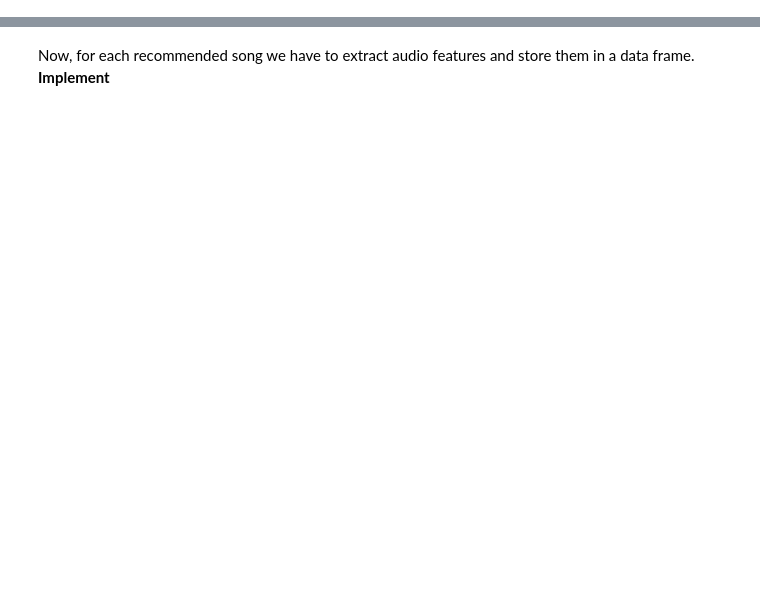
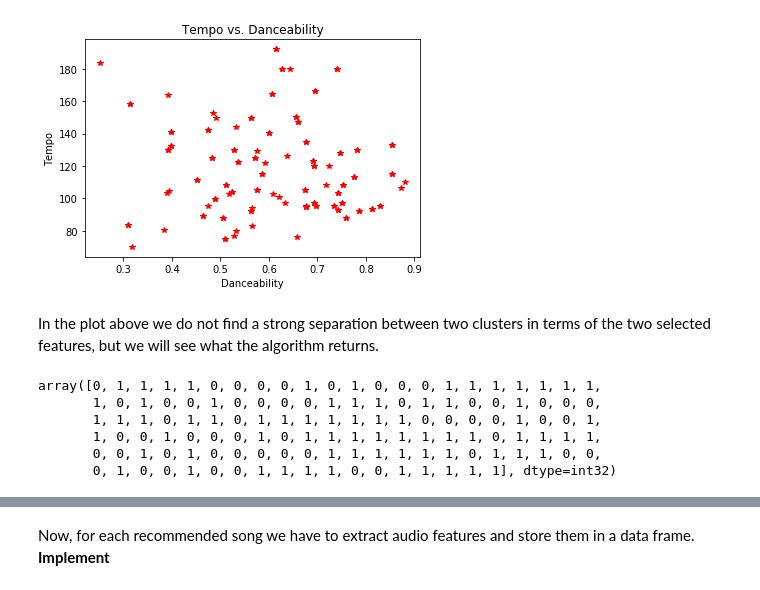
Before and after one commit to Veleslavia/GirlsInDataScienceMIR, a Jupyter notebook: 2_GirlsInDataScience_MIRSpotify_AudioFeaturesClassificationRecommendations.ipynb, the cells around one changed output, grey strips where cells are left out. Saved outputs shown, nothing was run; the diff lists cells and outputs as text; code cells hidden in the pictures; blank space fills up the shorter version.

Commit message:
clustering added

```diff
--- a/2_GirlsInDataScience_MIRSpotify_AudioFeaturesClassificationRecommendations.ipynb
+++ b/2_GirlsInDataScience_MIRSpotify_AudioFeaturesClassificationRecommendations.ipynb
@@ -13,10 +11,10 @@
 
 ##### acknoledgements go to https://github.com/smyrbdr/make-your-own-Spotify-playlist-of-playlist-recommendations/blob/master/Make_Your_Own_Playlist_of_Recs-with_PCA%2Btf-idf%2BDT_on_Blues.ipynb
 # %%
-SPOTIPY_CLIENT_ID = None
-SPOTIPY_CLIENT_SECRET = None
+SPOTIPY_CLIENT_ID = "1f4ab19601f042c58b85124ff4b853e2"
+SPOTIPY_CLIENT_SECRET = "5ed26d48dcd74f0c9bd9e742d231047b"
 SPOTIPY_REDIRECT_URI = 'http://localhost/'
-SPOTIFY_USERNAME = None
+SPOTIFY_USERNAME = "hcuestam"
 
 import spotipy
 from spotipy.oauth2 import SpotifyClientCredentials
@@ -78,0 +117,30 @@ features_df.head()
+# %%
+from sklearn.cluster import *
+import matplotlib.pyplot as plt
+
+plt.plot(features_df['danceability'],features_df['tempo'],'*r')
+plt.title('Tempo vs. Danceability'), plt.xlabel('Danceability'), plt.ylabel('Tempo')
+plt.show()
+# %% [output]
+[figure, added]
+# %% [markdown]
+In the plot above we do not find a strong separation between two clusters in terms of the two selected features, but we will see what the algorithm returns.
+# %%
+# this variable should contain the name of the features we will use
+keys_to_use = ["danceability","tempo"]
+
+# we will store the ID of each track just in case we need it afterwards
+X = np.vstack([features_df[keys_to_use[0]],features_df[keys_to_use[1]],features_df['id']]).transpose()
+
+# run K-Means algorithm on the data
+kmeans = KMeans(n_clusters=2).fit(X[:,:-1])
+
+# the algorithm assigns a label (0 or 1) to each song
+kmeans.labels_
+# %% [output]
+array([0, 1, 1, 1, 1, 0, 0, 0, 0, 1, 0, 1, 0, 0, 0, 1, 1, 1, 1, 1, 1, 1,
+       1, 0, 1, 0, 0, 1, 0, 0, 0, 0, 1, 1, 1, 0, 1, 1, 0, 0, 1, 0, 0, 0,
+       1, 1, 1, 0, 1, 1, 0, 1, 1, 1, 1, 1, 1, 1, 0, 0, 0, 0, 1, 0, 0, 1,
+       1, 0, 0, 1, 0, 0, 0, 1, 0, 1, 1, 1, 1, 1, 1, 1, 1, 0, 1, 1, 1, 1,
+       0, 0, 1, 0, 1, 0, 0, 0, 0, 0, 1, 1, 1, 1, 1, 1, 0, 1, 1, 1, 0, 0,
+       0, 1, 0, 0, 1, 0, 0, 1, 1, 1, 1, 0, 0, 1, 1, 1, 1, 1], dtype=int32)
```
Also changed, not shown: parts of 20 cells of this notebook.
